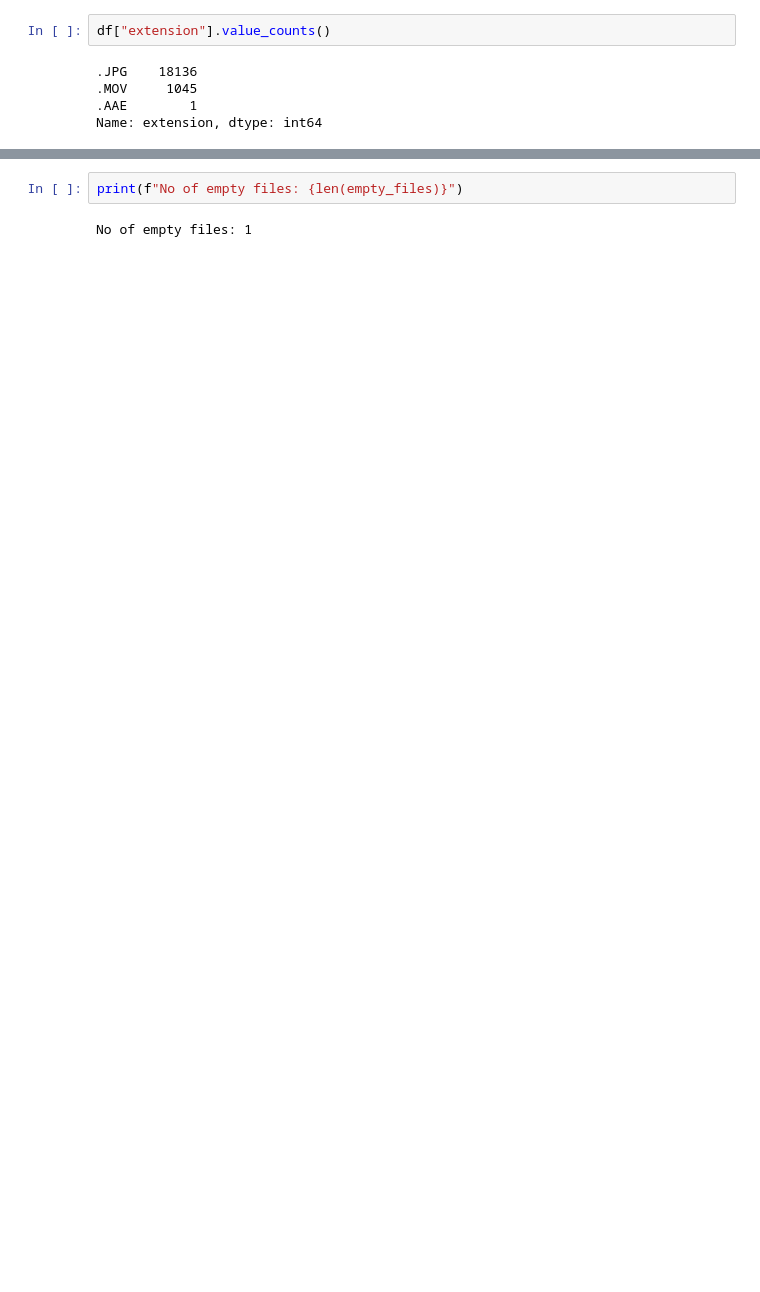
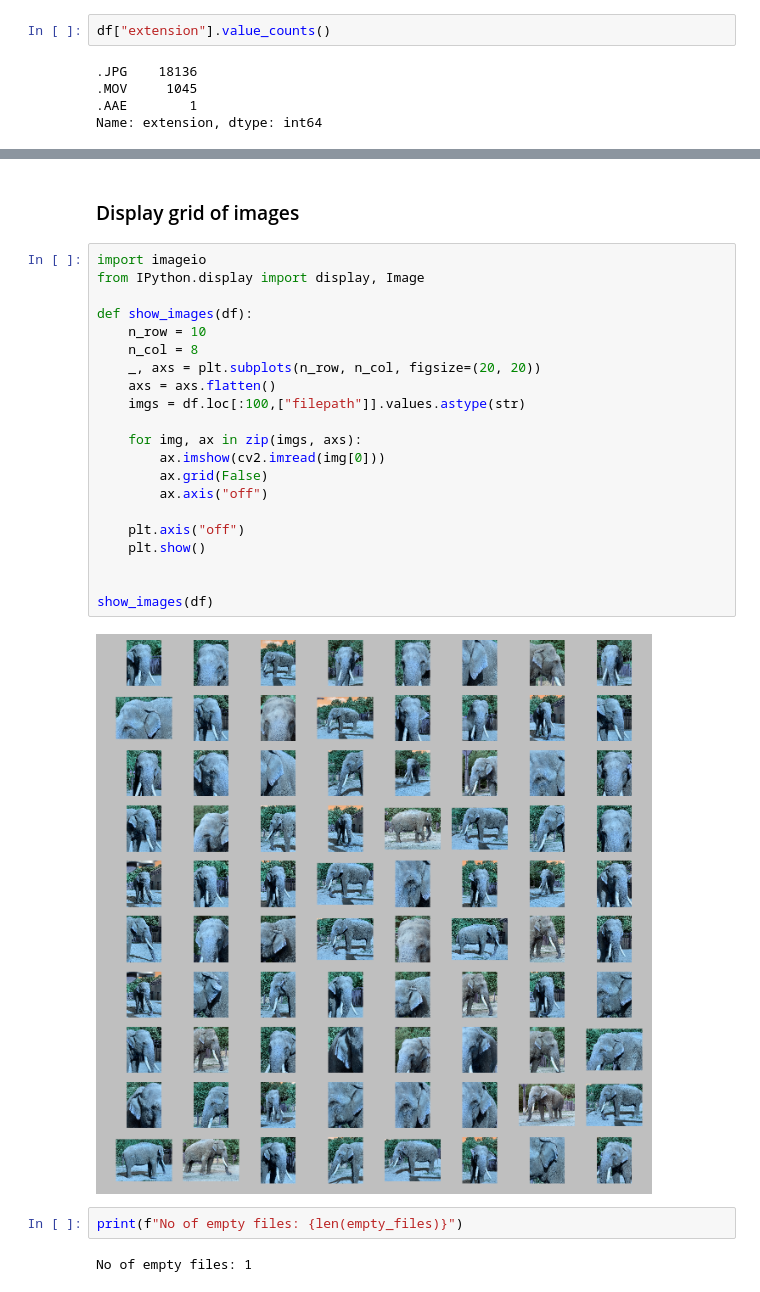
Before and after one commit to Casslynn6/Asian-Elephant-Facial-Recognition-InitialWork, a Jupyter notebook: notebooks/dataset-binary-classifier.ipynb, the cells around one changed output, grey strips where cells are left out. Cells and saved outputs as stored; diff of their text form; blank space fills up the shorter version.

```diff
--- a/notebooks/dataset-binary-classifier.ipynb
+++ b/notebooks/dataset-binary-classifier.ipynb
@@ -129,3 +187,28 @@ df["extension"].value_counts().plot(kind="bar")
+# %% [markdown]
+### Display grid of images
+# %%
+import imageio
+from IPython.display import display, Image
+
+def show_images(df):
+    n_row = 10
+    n_col = 8
+    _, axs = plt.subplots(n_row, n_col, figsize=(20, 20))
+    axs = axs.flatten()
+    imgs = df.loc[:100,["filepath"]].values.astype(str)
+
+    for img, ax in zip(imgs, axs):
+        ax.imshow(cv2.imread(img[0]))
+        ax.grid(False)
+        ax.axis("off")
+
+    plt.axis("off")
+    plt.show()
+
+
+show_images(df)
+# %% [output]
+[figure, added]
 # %%
 print(f"No of empty files: {len(empty_files)}")
 # %% [output]
```
Also changed, not shown: parts of 14 cells of this notebook, 1 other file.
